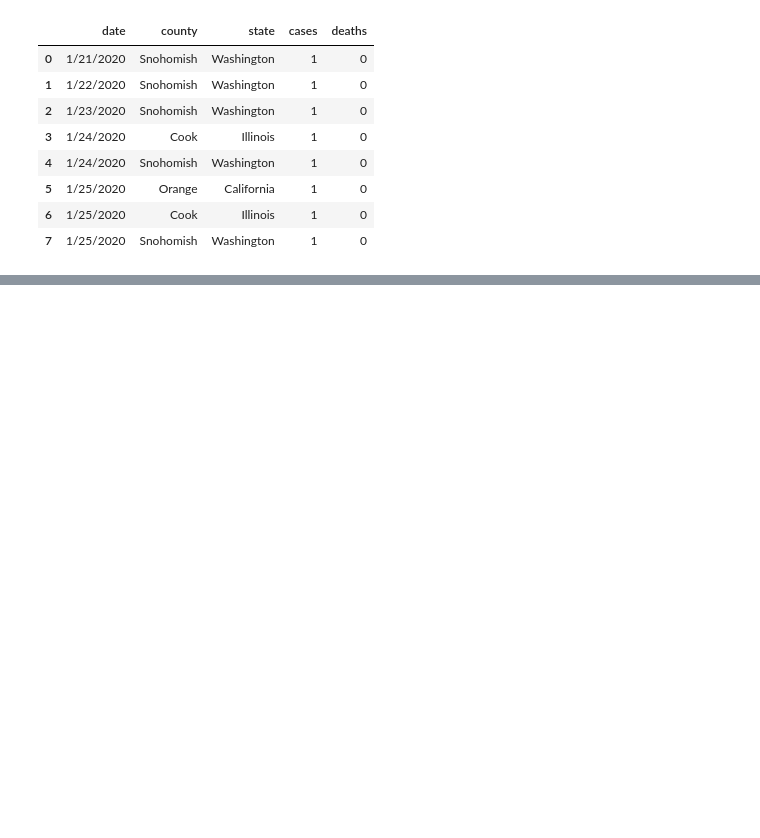
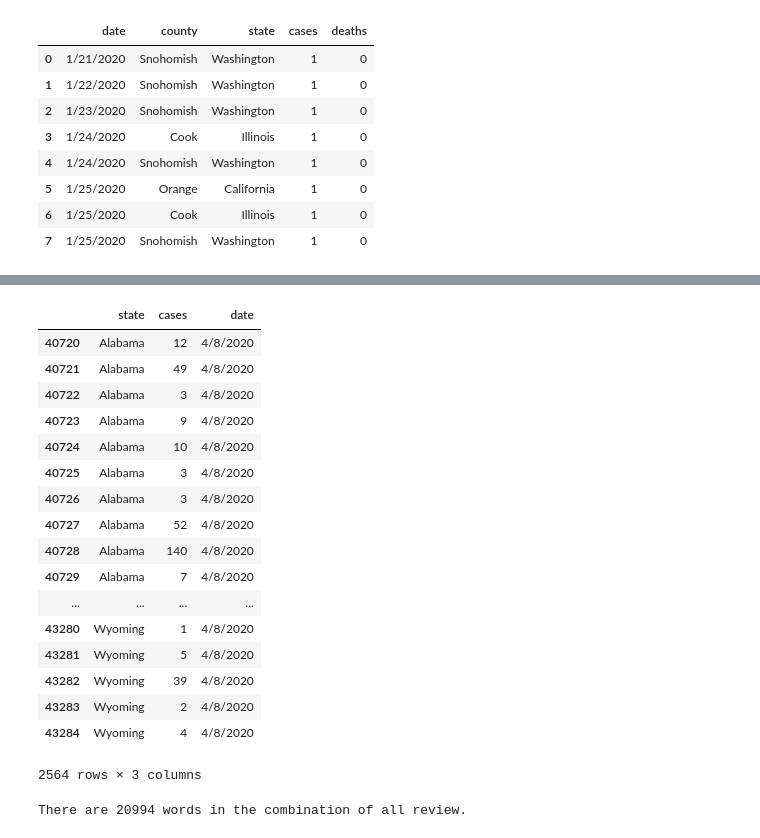
Before and after one commit to irwinmier96/Extra_Side_Projects, a Jupyter notebook: Coronavirus Cases by U.S County 2020/covid_states.ipynb, the cells around one changed output, grey strips where cells are left out. Drawn from its saved outputs; the diff is of its cells as text; code cells hidden in the pictures; blank space fills up the shorter version.

```diff
--- a/Coronavirus Cases by U.S County 2020/covid_states.ipynb
+++ b/Coronavirus Cases by U.S County 2020/covid_states.ipynb
@@ -21,0 +78,36 @@ data.head(8)
+# %%
+apr_8_cloud = data[["state", "cases", "date"]]
+
+apr_8_cloud = apr_8_cloud[apr_8_cloud["date"] == "4/8/2020"]
+
+apr_8_cloud = apr_8_cloud[apr_8_cloud["cases"] > 0]
+
+apr_8_cloud
+# %% [output]
+|  | state | cases | date |
+| 40720 | Alabama | 12 | 4/8/2020 |
+| 40721 | Alabama | 49 | 4/8/2020 |
+| 40722 | Alabama | 3 | 4/8/2020 |
+| 40723 | Alabama | 9 | 4/8/2020 |
+| 40724 | Alabama | 10 | 4/8/2020 |
+| 40725 | Alabama | 3 | 4/8/2020 |
+| 40726 | Alabama | 3 | 4/8/2020 |
+| 40727 | Alabama | 52 | 4/8/2020 |
+| 40728 | Alabama | 140 | 4/8/2020 |
+| 40729 | Alabama | 7 | 4/8/2020 |
+| ... | ... | ... | ... |
+| 43280 | Wyoming | 1 | 4/8/2020 |
+| 43281 | Wyoming | 5 | 4/8/2020 |
+| 43282 | Wyoming | 39 | 4/8/2020 |
+| 43283 | Wyoming | 2 | 4/8/2020 |
+| 43284 | Wyoming | 4 | 4/8/2020 |
+2564 rows × 3 columns
+# %%
+#Wordcloud attempt for states
+#text = " ".join(state for state in apr_8_cloud.state)
+
+text = apr_8_cloud['state'].sum()
+
+print ("There are {} words in the combination of all review.".format(len(text)))
+# %% [output]
+There are 20994 words in the combination of all review.
```
Also changed, not shown: parts of 6 cells of this notebook.
